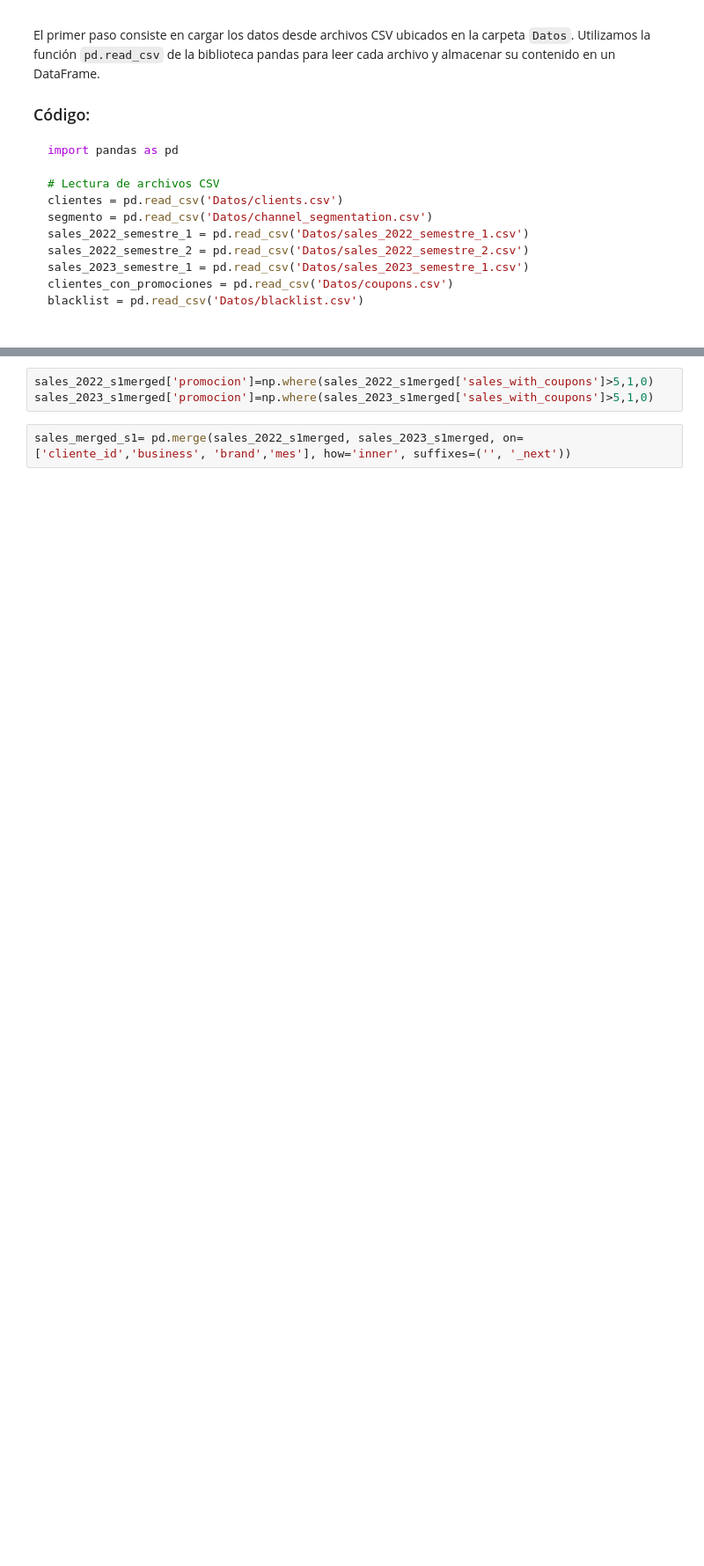
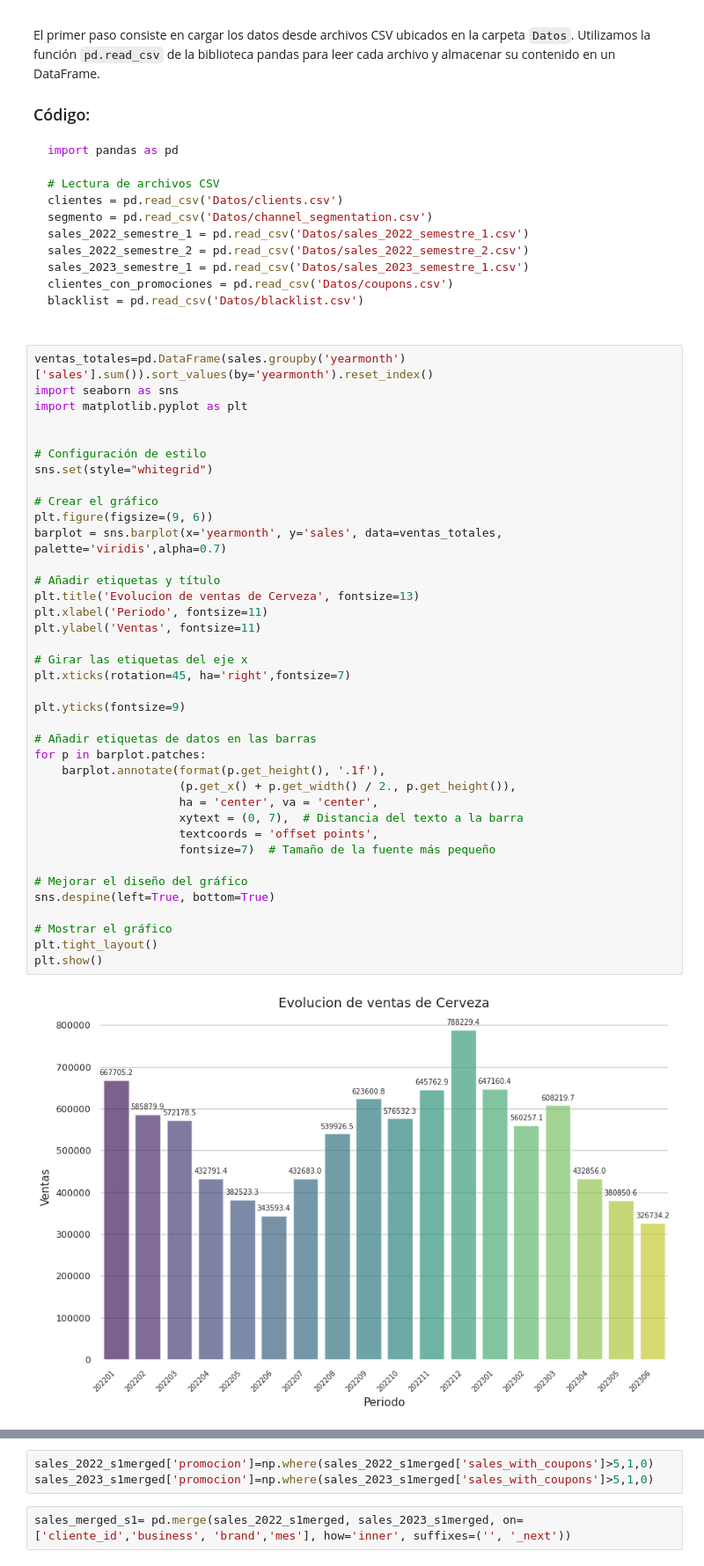
Before and after one commit to enieva67/CMQ_NIeva_Ejercicio, a Jupyter notebook: Ejercicio_Quilmes.ipynb, the cells around one changed output, grey strips where cells are left out. Shown at 88% size. Drawn from its saved outputs; the diff is of its cells as text; blank space fills up the shorter version.

```diff
--- a/Ejercicio_Quilmes.ipynb
+++ b/Ejercicio_Quilmes.ipynb
@@ -41,6 +41,46 @@ sales_2022_semestre_2 = pd.read_csv('Datos/sales_2022_semestre_2.csv')
 sales_2023_semestre_1 = pd.read_csv('Datos/sales_2023_semestre_1.csv')
 clientes_con_promociones = pd.read_csv('Datos/coupons.csv')
 blacklist = pd.read_csv('Datos/blacklist.csv')
+# %%
+ventas_totales=pd.DataFrame(sales.groupby('yearmonth')['sales'].sum()).sort_values(by='yearmonth').reset_index()
+import seaborn as sns
+import matplotlib.pyplot as plt
+
+
+# Configuración de estilo
+sns.set(style="whitegrid")
+
+# Crear el gráfico
+plt.figure(figsize=(9, 6))
+barplot = sns.barplot(x='yearmonth', y='sales', data=ventas_totales, palette='viridis',alpha=0.7)
+
+# Añadir etiquetas y título
+plt.title('Evolucion de ventas de Cerveza', fontsize=13)
+plt.xlabel('Periodo', fontsize=11)
+plt.ylabel('Ventas', fontsize=11)
+
+# Girar las etiquetas del eje x
+plt.xticks(rotation=45, ha='right',fontsize=7)
+
+plt.yticks(fontsize=9)
+
+# Añadir etiquetas de datos en las barras
+for p in barplot.patches:
+    barplot.annotate(format(p.get_height(), '.1f'),
+                     (p.get_x() + p.get_width() / 2., p.get_height()),
+                     ha = 'center', va = 'center',
+                     xytext = (0, 7),  # Distancia del texto a la barra
+                     textcoords = 'offset points',
+                     fontsize=7)  # Tamaño de la fuente más pequeño
+
+# Mejorar el diseño del gráfico
+sns.despine(left=True, bottom=True)
+
+# Mostrar el gráfico
+plt.tight_layout()
+plt.show()
+# %% [output]
+[figure, added]
 # %%
 sales = pd.concat([sales_2022_semestre_1, sales_2022_semestre_2, sales_2023_semestre_1], ignore_index=True)
 ventas=pd.DataFrame(sales.groupby(['yearmonth','brand'])['sales'].sum()).sort_values(by='yearmonth').reset_index()
```
Also changed, not shown: parts of 2 cells of this notebook.
